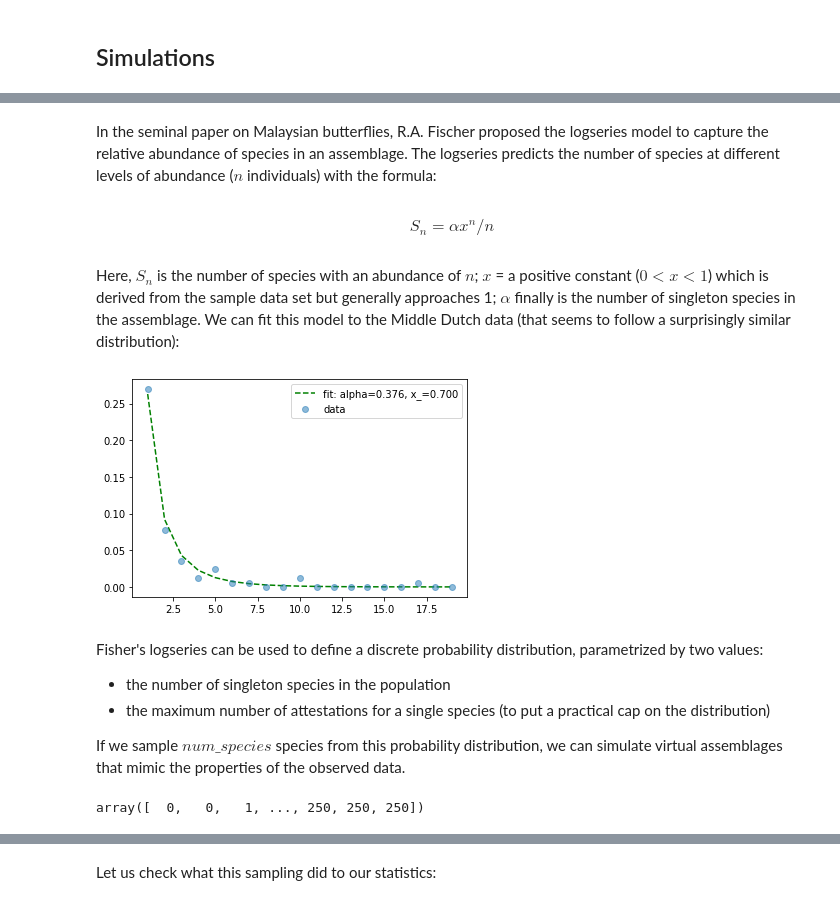
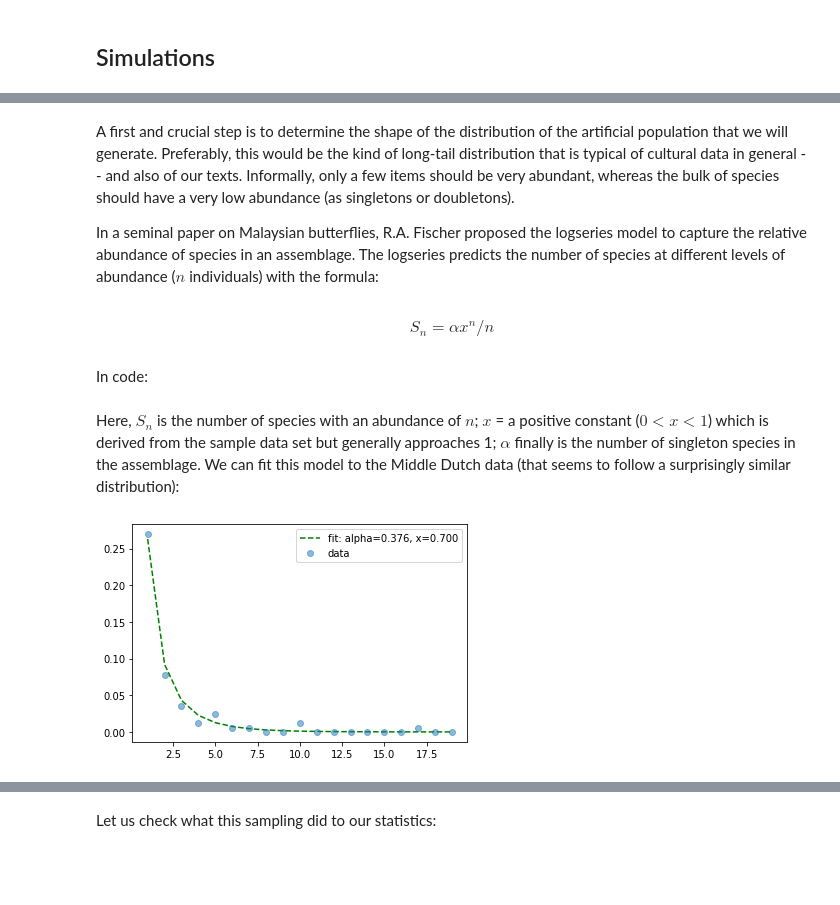
Before and after one commit to mikekestemont/minsampling, a Jupyter notebook: notebooks/estimating-diversity.ipynb, the cells around one changed output, grey strips where cells are left out. Cells and saved outputs as stored; diff of their text form; code cells hidden in the pictures; blank space fills up the shorter version.

```diff
--- a/notebooks/estimating-diversity.ipynb
+++ b/notebooks/estimating-diversity.ipynb
@@ -459,9 +494,13 @@ plt.xlim([0, 5000]);
 # %% [markdown]
-In the seminal paper on Malaysian butterflies, R.A. Fischer proposed the logseries model to capture the relative abundance of species in an assemblage. The logseries predicts the number of species at different levels of abundance ($n$ individuals) with the formula:
+A first and crucial step is to determine the shape of the distribution of the artificial population that we will generate. Preferably, this would be the kind of long-tail distribution that is typical of cultural data in general -- and also of our texts. Informally, only a few items should be very abundant, whereas the bulk of species should have a very low abundance (as singletons or doubletons).
+
+In a seminal paper on Malaysian butterflies, R.A. Fischer proposed the logseries model to capture the relative abundance of species in an assemblage. The logseries predicts the number of species at different levels of abundance ($n$ individuals) with the formula:
 # %% [markdown]
 \begin{equation*}
 S_n = \alpha x^n / n
 \end{equation*}
+# %% [markdown]
+In code:
 # %%
 def fisher_richness(idx, alpha, x_):
     return (alpha * (x_ ** idx)) / idx
@@ -470,38 +509,13 @@ Here, $S_n$ is the number of species with an abundance of $n$; $x$ = a positive
 # %%
 counts = df.groupby('work').size().sort_values(ascending=False).values
 n_s = np.array(list(range(1, 20)))
-abundance = np.array([np.sum(counts == i)/np.sum(counts) for i in n_s])
+abundance = np.array([np.sum(counts == i) / np.sum(counts) for i in n_s])
 
 popt, pcov = optim.curve_fit(fisher_richness, xdata=n_s, ydata=abundance,
                              bounds=([0, 0.7], [100, 1.05]))
 plt.plot(n_s, fisher_richness(n_s, *popt), 'g--',
-         label='fit: alpha=%5.3f, x_=%5.3f' % tuple(popt))
+         label='fit: alpha=%5.3f, x=%5.3f' % tuple(popt))
 plt.plot(n_s, abundance, 'o', label='data', alpha=0.5);
 plt.legend();
 # %% [output]
-[figure, old version]
+[figure, new version]
-# %% [markdown]
-Fisher's logseries can be used to define a discrete probability distribution, parametrized by two values:
- - the number of singleton species in the population
- - the maximum number of attestations for a single species (to put a practical cap on the distribution)
-
-If we sample $num\_species$ species from this probability distribution, we can simulate virtual assemblages that mimic the properties of the observed data.
-# %%
-def fisher_pop(n, alpha=0.9, x=5, num_species=600):
-    """
-    alpha = number of singleton species (f1)
-    n = max attestation frequency of a particular species
-    x = constant [0, 1], approx. 1
-    """
-    orders = np.array([fisher_richness(i, alpha, x) for i in range(1, n + 1)])
-    props = orders / orders.sum()
-    assemblage = []
-    elements = [i + 1 for i in np.arange(n)]
-    for idx, sample in enumerate(np.random.choice(elements, num_species + 1, p=props)):
-        assemblage.extend(sample * [idx])
-    return np.array(assemblage)
-
-assemblage = fisher_pop(n=50, alpha=75, x=.99, num_species=250)
-assemblage
-# %% [output]
-array([  0,   0,   1, ..., 250, 250, 250])
```
Also changed, not shown: parts of 23 cells of this notebook.
